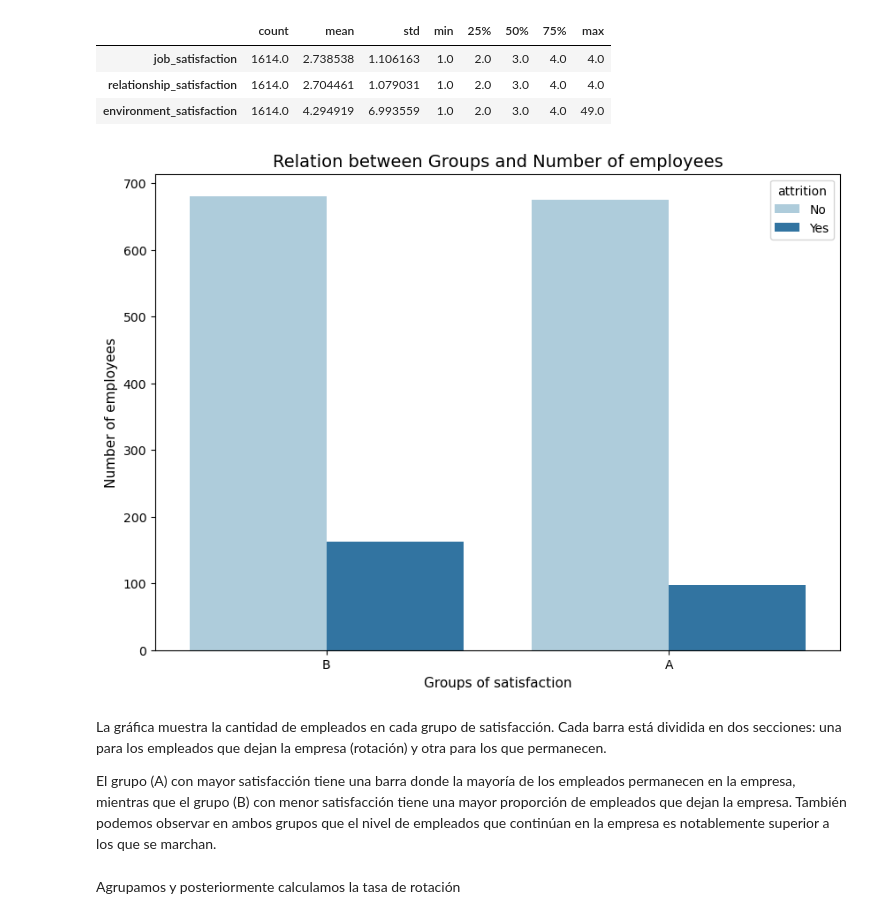
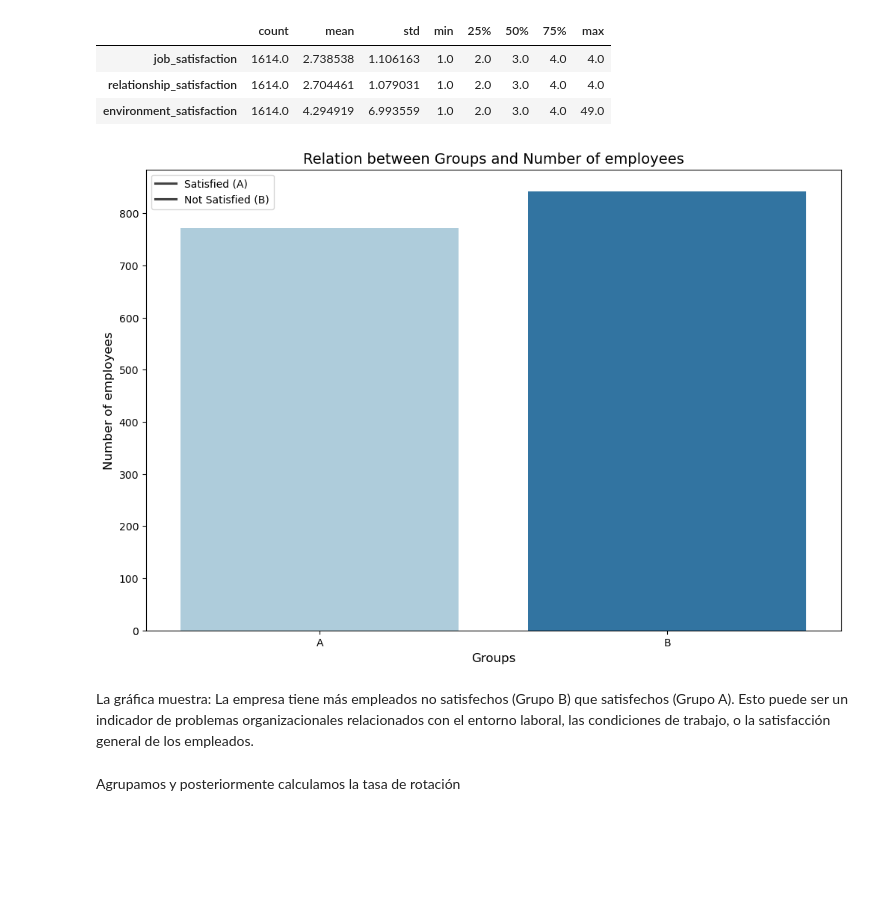
Before and after one commit to VeroSanchezO/proyecto-da-promo-k-modulo-3-team-5, a Jupyter notebook: Fase_4_Problema de AB Testin_Marta.ipynb, the cells around one changed output. Cells and saved outputs as stored; diff of their text form; code cells hidden in the pictures; blank space fills up the shorter version.

Commit message:
modificación gráficas y análisis

```diff
--- a/Fase_4_Problema de AB Testin_Marta.ipynb
+++ b/Fase_4_Problema de AB Testin_Marta.ipynb
@@ -220,24 +226,35 @@ df_attrition.describe().T
 | job_satisfaction | 1614.0 | 2.738538 | 1.106163 | 1.0 | 2.0 | 3.0 | 4.0 | 4.0 |
 | relationship_satisfaction | 1614.0 | 2.704461 | 1.079031 | 1.0 | 2.0 | 3.0 | 4.0 | 4.0 |
 | environment_satisfaction | 1614.0 | 4.294919 | 6.993559 | 1.0 | 2.0 | 3.0 | 4.0 | 49.0 |
-# %%
-plt.figure(figsize=(10, 7))
-sns.countplot(x = "groups",
-              data = df_attrition,
-              palette = "Paired",
-              hue = "attrition");
-
-# cambiamos el nombre de los ejes usando los métodos 'plt.ylabel()' y 'plt.xlabel()'
-plt.xlabel("Groups of satisfaction", fontsize = 11)
-plt.ylabel("Number of employees",  fontsize = 11);
-
-plt.title("Relation between Groups and Number of employees" , fontsize = 14);
-# %% [output]
-[figure, removed]
-# %% [markdown]
-La gráfica muestra la cantidad de empleados en cada grupo de satisfacción. Cada barra está dividida en dos secciones: una para los empleados que dejan la empresa (rotación) y otra para los que permanecen.
-
-El grupo (A) con mayor satisfacción tiene una barra donde la mayoría de los empleados permanecen en la empresa, mientras que el grupo (B) con menor satisfacción tiene una mayor proporción de empleados que dejan la empresa. También podemos observar en ambos grupos que el nivel de empleados que continúan en la empresa es notablemente superior a los que se marchan.
+# %%
+# Contar el número de empleados por grupo
+group_counts = df_attrition['groups'].value_counts()
+
+# Reordenar los grupos de modo que 'A' quede primero y 'B' después
+group_counts = group_counts[['A', 'B']]
+
+# Crear el gráfico de barras
+plt.figure(figsize=(12, 8))
+sns.barplot(x=group_counts.index, y=group_counts.values, palette = "Paired")
+
+# Añadir título
+plt.title("Relation between Groups and Number of employees", fontsize=14)
+
+# Etiquetas
+plt.xlabel('Groups', fontsize=12)
+plt.ylabel('Number of employees', fontsize=12)
+
+# Añadir leyenda con la información de satisfacción
+plt.legend(labels=['Satisfied (A)', 'Not Satisfied (B)',], loc='upper left')
+
+# Mostrar el gráfico
+plt.show()
+# %% [output]
+[figure, added]
+# %% [markdown]
+La gráfica muestra:
+La empresa tiene más empleados no satisfechos (Grupo B) que satisfechos (Grupo A).
+Esto puede ser un indicador de problemas organizacionales relacionados con el entorno laboral, las condiciones de trabajo, o la satisfacción general de los empleados.
 # %% [markdown]
 Agrupamos y posteriormente calculamos la tasa de rotación
 # %%
```
Also changed, not shown: parts of 17 cells of this notebook, 1 other file.
